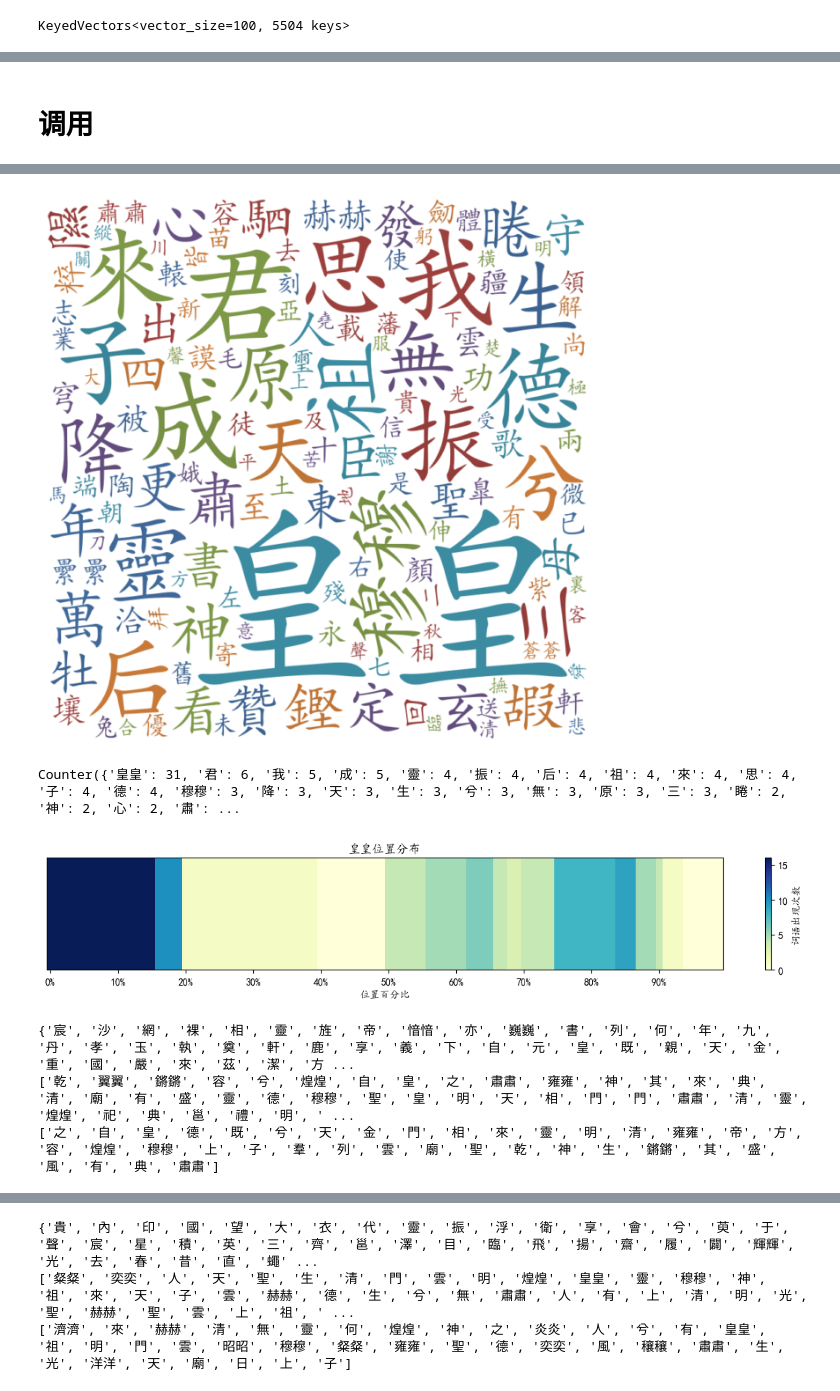
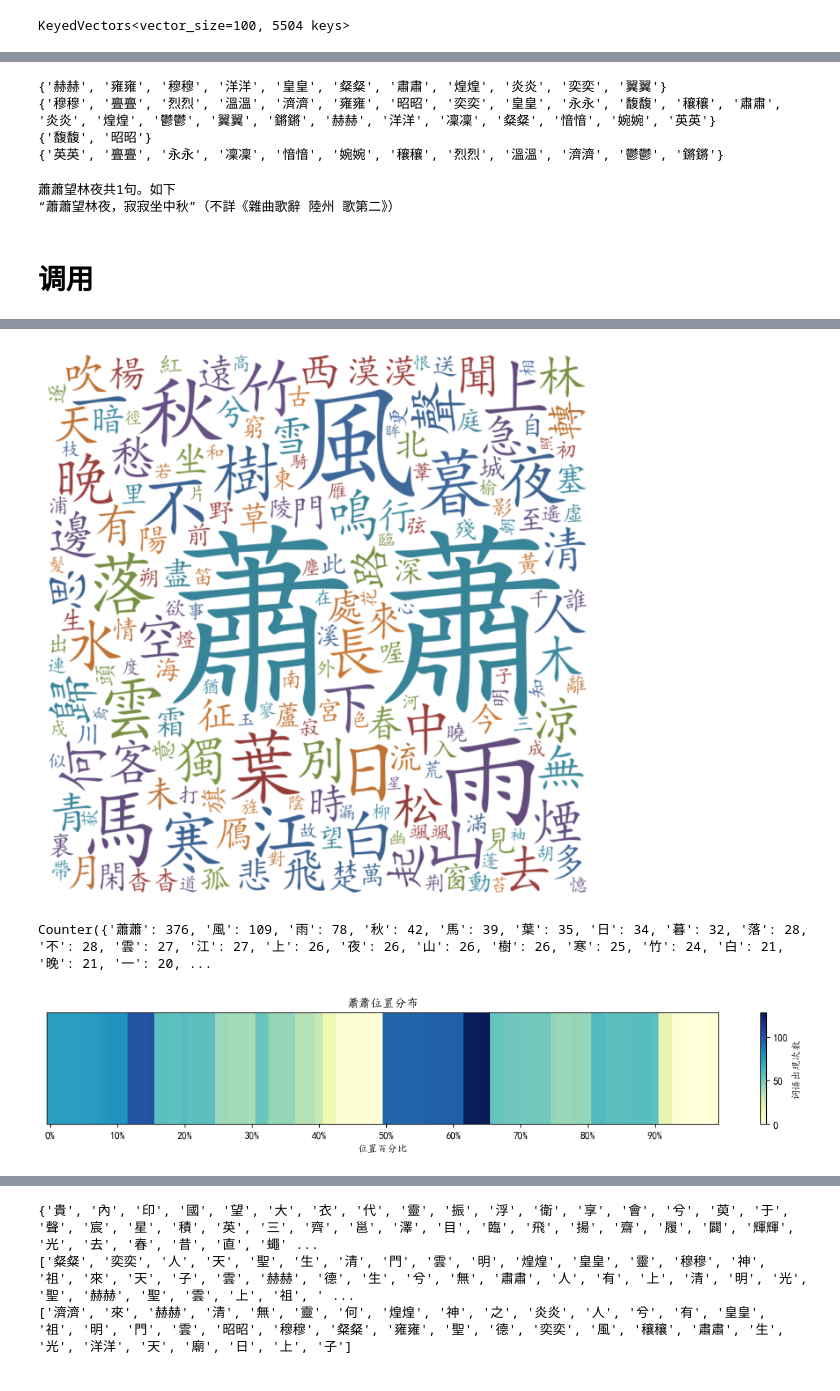
Before and after one commit to mistycrown/quan_tang_shi_analysis2, a Jupyter notebook: 8 查询功能集合.ipynb, the cells around one changed output, grey strips where cells are left out. Drawn from its saved outputs; the diff is of its cells as text; code cells hidden in the pictures.

```diff
--- a/8 查询功能集合.ipynb
+++ b/8 查询功能集合.ipynb
@@ -280,0 +319,14 @@ KeyedVectors<vector_size=100, 5504 keys>
+# %%
+doc1 = '肅肅 煌煌 赫赫 穆穆 濟濟 鏘鏘 皇皇 洋洋 凜凜 愔愔 穰穰 炎炎 奕奕 烈烈 英英 永永 粲粲 亹亹 鬱鬱 溫溫 雍雍 翼翼 婉婉'.split()
+doc2 = '粲粲 皇皇 赫赫 翼翼 雍雍 洋洋 肅肅 穆穆 炎炎 奕奕 馥馥 昭昭 煌煌'.split()
+both = set(doc1) & set(doc2)
+print(both)
+alll = set(doc1 + doc2)
+print(alll)
+print(alll - set(doc1))
+print(alll - set(doc2))
+# %% [output]
+{'赫赫', '雍雍', '穆穆', '洋洋', '皇皇', '粲粲', '肅肅', '煌煌', '炎炎', '奕奕', '翼翼'}
+{'穆穆', '亹亹', '烈烈', '溫溫', '濟濟', '雍雍', '昭昭', '奕奕', '皇皇', '永永', '馥馥', '穰穰', '肅肅', '炎炎', '煌煌', '鬱鬱', '翼翼', '鏘鏘', '赫赫', '洋洋', '凜凜', '粲粲', '愔愔', '婉婉', '英英'}
+{'馥馥', '昭昭'}
+{'英英', '亹亹', '永永', '凜凜', '愔愔', '婉婉', '穰穰', '烈烈', '溫溫', '濟濟', '鬱鬱', '鏘鏘'}
@@ -280,0 +343,20 @@ KeyedVectors<vector_size=100, 5504 keys>
+# %%
+import pyperclip as pc
+def lookup_quanwen(word):
+    lines = []
+    for poem in qtsdata:
+        title = poem['title']
+        author = poem['author']
+        for line in poem['paragraphs']:
+            if word in line:
+                lines.append(f'“{line[:-1]}”（{author}《{title}》）')
+
+    print(f'{word}共{len(lines)}句。如下')
+    for line in lines:
+        print(line)
+        pc.copy(line)
+
+lookup_quanwen('蕭蕭望林夜')
+# %% [output]
+蕭蕭望林夜共1句。如下
+“蕭蕭望林夜，寂寂坐中秋”（不詳《雜曲歌辭 陸州 歌第二》）
@@ -282,7 +398,7 @@ KeyedVectors<vector_size=100, 5504 keys>
 # 调用
 # %%
 # 调用示例
-word = '皇皇'
+word = '蕭蕭'
 lookup_lines(word)
 
 # wordli = ['皇','居']
@@ -295,6 +411,6 @@ li_position([word])
 # wordli = ['粲粲', '皇皇' ,'赫赫', '翼翼', '雍雍' ,'洋洋' ,'肅肅' ,'穆穆', '奕奕' ,'昭昭' ,'煌煌','濟濟','穰穰']
 # wordli = ['粲粲','赫赫','昭昭','煌煌']
 # wordli = ['皇皇','洋洋','奕奕','濟濟','穰穰']
-wordli = ['翼翼','雍雍','肅肅','穆穆']
-sanjilist(wordli)
+# wordli = ['翼翼','雍雍','肅肅','穆穆']
+# sanjilist(wordli)
 # %% [output]
@@ -318,7 +434,4 @@ sanjilist(wordli)
-[figure, old version]
+[figure, new version]
-Counter({'皇皇': 31, '君': 6, '我': 5, '成': 5, '靈': 4, '振': 4, '后': 4, '祖': 4, '來': 4, '思': 4, '子': 4, '德': 4, '穆穆': 3, '降': 3, '天': 3, '生': 3, '兮': 3, '無': 3, '原': 3, '三': 3, '睠': 2, '神': 2, '心': 2, '肅': ...
+Counter({'蕭蕭': 376, '風': 109, '雨': 78, '秋': 42, '馬': 39, '葉': 35, '日': 34, '暮': 32, '落': 28, '不': 28, '雲': 27, '江': 27, '上': 26, '夜': 26, '山': 26, '樹': 26, '寒': 25, '竹': 24, '白': 21, '晚': 21, '一': 20, ...
-[figure, old version]
+[figure, new version]
-{'宸', '沙', '網', '裸', '相', '靈', '旌', '帝', '愔愔', '亦', '巍巍', '書', '列', '何', '年', '九', '丹', '孝', '玉', '執', '奠', '軒', '鹿', '享', '義', '下', '自', '元', '皇', '既', '親', '天', '金', '重', '國', '嚴', '來', '茲', '潔', '方 ...
-['乾', '翼翼', '鏘鏘', '容', '兮', '煌煌', '自', '皇', '之', '肅肅', '雍雍', '神', '其', '來', '典', '清', '廟', '有', '盛', '靈', '德', '穆穆', '聖', '皇', '明', '天', '相', '門', '門', '肅肅', '清', '靈', '煌煌', '祀', '典', '邕', '禮', '明', ' ...
-['之', '自', '皇', '德', '既', '兮', '天', '金', '門', '相', '來', '靈', '明', '清', '雍雍', '帝', '方', '容', '煌煌', '穆穆', '上', '子', '羣', '列', '雲', '廟', '聖', '乾', '神', '生', '鏘鏘', '其', '盛', '風', '有', '典', '肅肅']
 # %%
```
Also changed, not shown: parts of 17 cells of this notebook.
